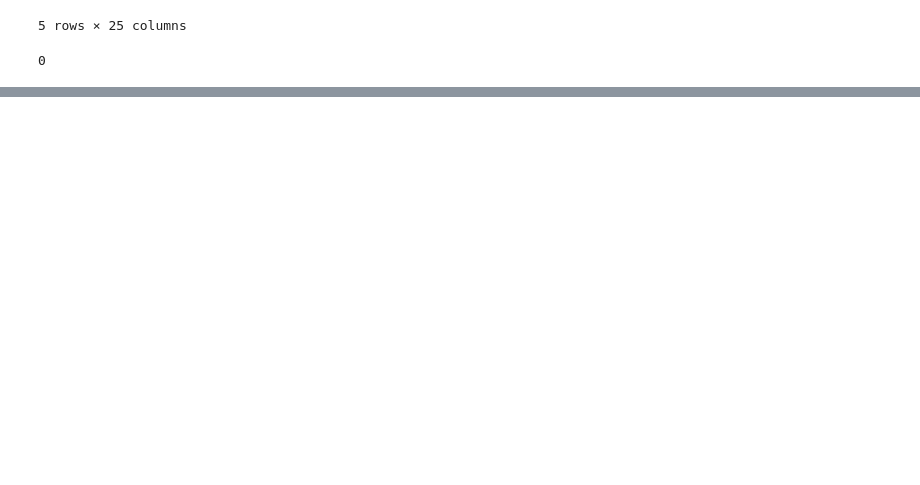
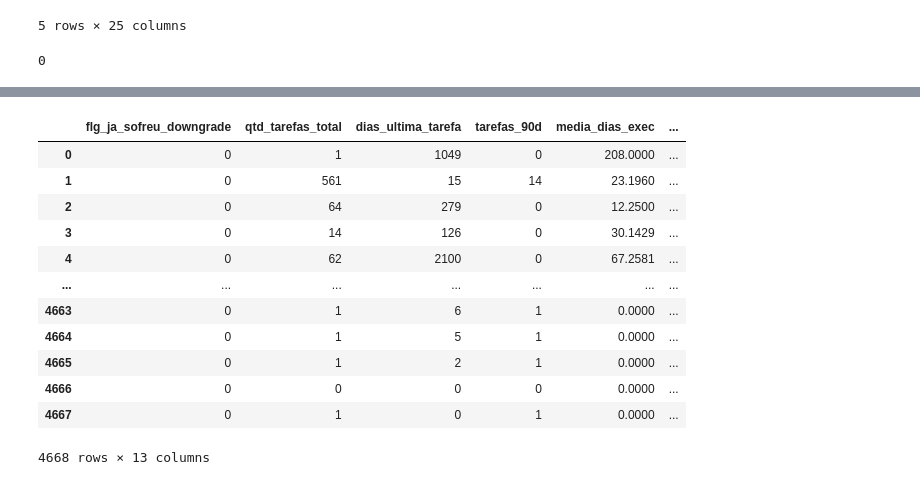
Before and after one commit to victorpecine/ml_predicao_churn, a Jupyter notebook: nb_ml_precidao_churn.ipynb, the cells around one changed output, grey strips where cells are left out. Cells and saved outputs as stored; diff of their text form; code cells hidden in the pictures; blank space fills up the shorter version.

```diff
--- a/nb_ml_precidao_churn.ipynb
+++ b/nb_ml_precidao_churn.ipynb
@@ -41 +59,14 @@ dtypes: int64(19), object(6)
 memory usage: 911.8+ KB
+# %%
+media_dias_ano_bissexto = 30.44
+
+# Por que não usar apenas 30?
+# Se você dividir o total de dias por 30 em uma base histórica longa
+# (como um cliente que está com você desde 2011, igual ao exemplo do cliente 17029),
+# o modelo vai acumular um erro de quase 5 dias por ano. No longo prazo, isso faria o
+# cálculo do Tenure (tempo de casa) parecer maior do que a realidade, adicionando meses "fantasmas" ao seu dataset.
+# %%
+# Transformando a 'primeira_assinatura' em Feature Numérica (Tenure em meses)
+dataset['primeira_assinatura'] = pd.to_datetime(dataset['primeira_assinatura'])
+data_referencia = dataset['primeira_assinatura'].max() # Ou use pd.Timestamp.now() se os dados forem em tempo real
+dataset['meses_de_casa'] = ((data_referencia - dataset['primeira_assinatura']).dt.days / media_dias_ano_bissexto).astype(int)
@@ -41,0 +85,3 @@ memory usage: 911.8+ KB
+# %%
+X = dataset.drop(['cod_cliente', 'primeira_assinatura', 'churn'], axis=1)
+X
@@ -41,0 +156,23 @@ memory usage: 911.8+ KB
+# %%
+X_limpo = X.drop(columns=[
+    'qtd_subcategorias_distintas', 'qtd_grupos_envolvidos',
+    'qtd_prioridade_normal', 'qtd_prioridade_parcial',
+    'qtd_prioridade_urgente', 'qtd_prioridade_maxima',
+    'valor_ativo_total', 'valor_cancelado_total',
+    'qtd_contratos_ativos', 'qtd_contratos_cancelados'
+    ])
+X_limpo
+# %% [output]
+|  | flg_ja_sofreu_downgrade | qtd_tarefas_total | dias_ultima_tarefa | tarefas_90d | media_dias_exec | ... |
+| 0 | 0 | 1 | 1049 | 0 | 208.0000 | ... |
+| 1 | 0 | 561 | 15 | 14 | 23.1960 | ... |
+| 2 | 0 | 64 | 279 | 0 | 12.2500 | ... |
+| 3 | 0 | 14 | 126 | 0 | 30.1429 | ... |
+| 4 | 0 | 62 | 2100 | 0 | 67.2581 | ... |
+| ... | ... | ... | ... | ... | ... | ... |
+| 4663 | 0 | 1 | 6 | 1 | 0.0000 | ... |
+| 4664 | 0 | 1 | 5 | 1 | 0.0000 | ... |
+| 4665 | 0 | 1 | 2 | 1 | 0.0000 | ... |
+| 4666 | 0 | 0 | 0 | 0 | 0.0000 | ... |
+| 4667 | 0 | 1 | 0 | 1 | 0.0000 | ... |
+4668 rows × 13 columns
```
Also changed, not shown: parts of 41 cells of this notebook, 9 other files.
